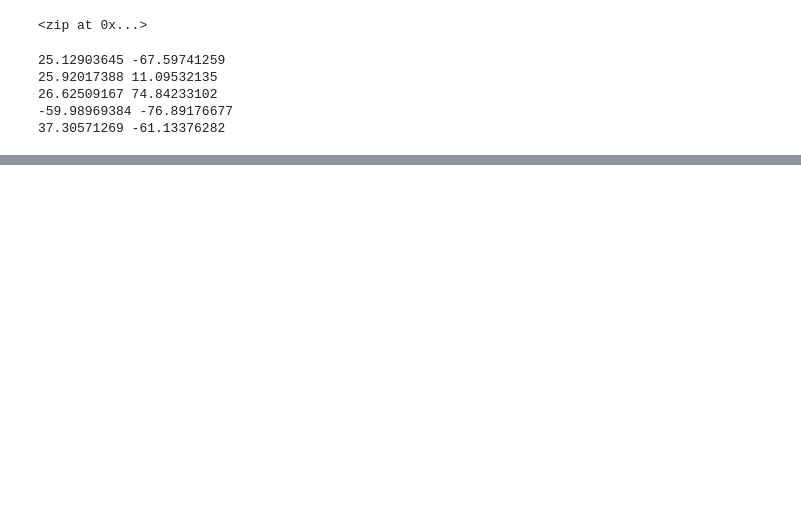
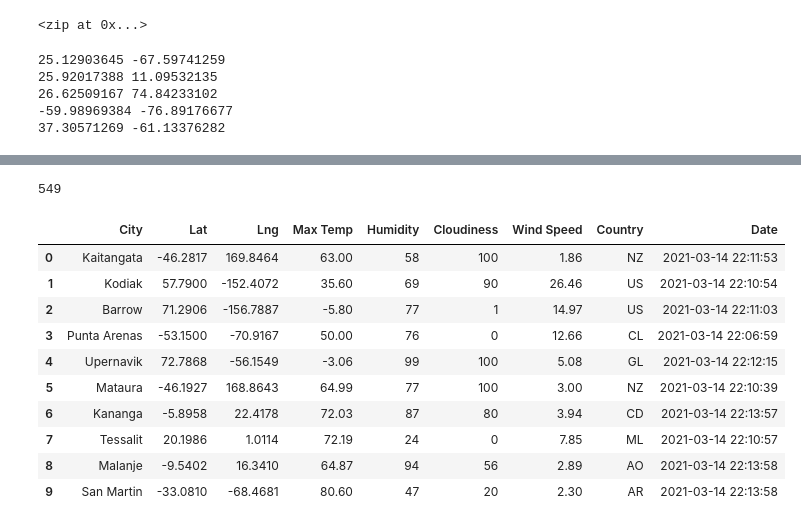
Before and after one commit to dasavage1412/World_Weather_Analysis, a Jupyter notebook: World_Weather.ipynb, the cells around one changed output, grey strips where cells are left out. Cells and saved outputs as stored; diff of their text form; code cells hidden in the pictures; blank space fills up the shorter version.

```diff
--- a/World_Weather.ipynb
+++ b/World_Weather.ipynb
@@ -73,0 +96,4 @@ len(cities)
+# %%
+# Starting URL for Weather Map API Call.
+url = "http://api.openweathermap.org/data/2.5/weather?units=Imperial&APPID=" + weather_api_key
+print(url)
@@ -73,0 +161,5 @@ len(cities)
+# %%
+# Create an endpoint URL for a city.
+city_url = url + "&q=" + "Boston"
+city_weather = requests.get(city_url)
+city_weather.json()
@@ -73,0 +283,20 @@ len(cities)
+# %%
+print (len(city_data))
+# %% [output]
+549
+# %%
+# Convert the array of dictionaries to a Pandas DataFrame.
+city_data_df = pd.DataFrame(city_data)
+city_data_df.head(10)
+# %% [output]
+|  | City | Lat | Lng | Max Temp | Humidity | Cloudiness | Wind Speed | Country | Date |
+| 0 | Kaitangata | -46.2817 | 169.8464 | 63.00 | 58 | 100 | 1.86 | NZ | 2021-03-14 22:11:53 |
+| 1 | Kodiak | 57.7900 | -152.4072 | 35.60 | 69 | 90 | 26.46 | US | 2021-03-14 22:10:54 |
+| 2 | Barrow | 71.2906 | -156.7887 | -5.80 | 77 | 1 | 14.97 | US | 2021-03-14 22:11:03 |
+| 3 | Punta Arenas | -53.1500 | -70.9167 | 50.00 | 76 | 0 | 12.66 | CL | 2021-03-14 22:06:59 |
+| 4 | Upernavik | 72.7868 | -56.1549 | -3.06 | 99 | 100 | 5.08 | GL | 2021-03-14 22:12:15 |
+| 5 | Mataura | -46.1927 | 168.8643 | 64.99 | 77 | 100 | 3.00 | NZ | 2021-03-14 22:10:39 |
+| 6 | Kananga | -5.8958 | 22.4178 | 72.03 | 87 | 80 | 3.94 | CD | 2021-03-14 22:13:57 |
+| 7 | Tessalit | 20.1986 | 1.0114 | 72.19 | 24 | 0 | 7.85 | ML | 2021-03-14 22:10:57 |
+| 8 | Malanje | -9.5402 | 16.3410 | 64.87 | 94 | 56 | 2.89 | AO | 2021-03-14 22:13:58 |
+| 9 | San Martin | -33.0810 | -68.4681 | 80.60 | 47 | 20 | 2.30 | AR | 2021-03-14 22:13:58 |
```
Also changed, not shown: parts of 20 cells of this notebook, 2 other files.
